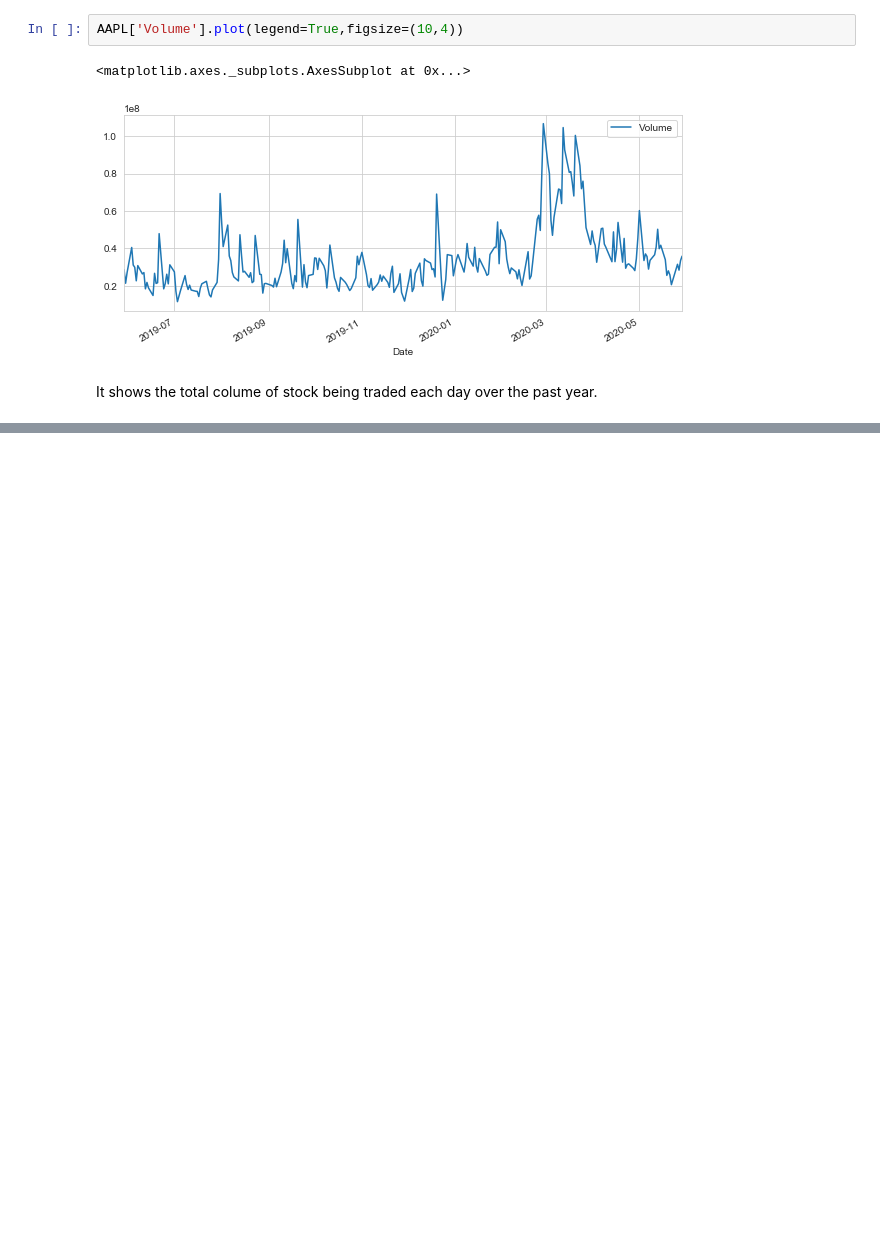
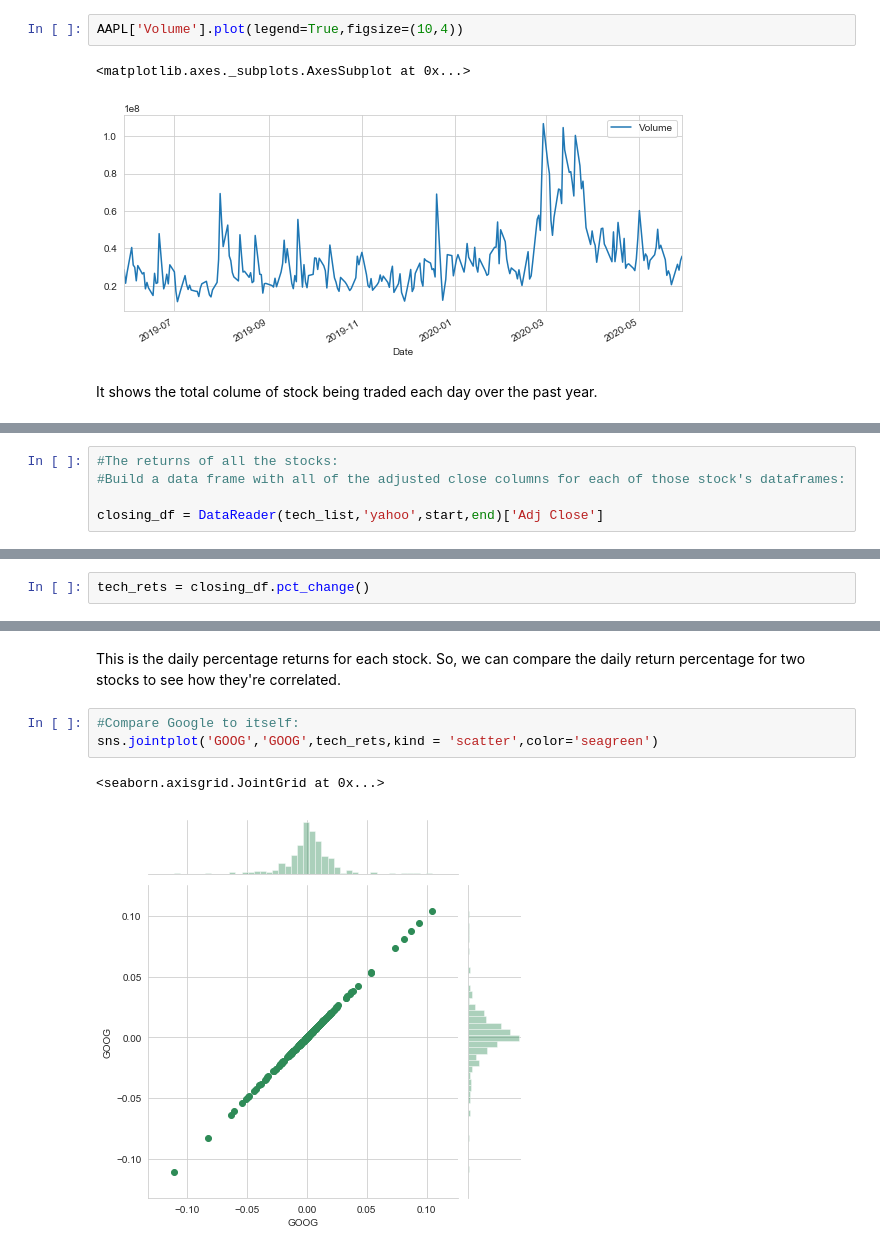
Before and after one commit to stellazhu31/Stock_Market_Data_Analysis, a Jupyter notebook: Stock Market Data Analysis - Personal Project .ipynb, the cells around one changed output, grey strips where cells are left out. Saved outputs shown, nothing was run; the diff lists cells and outputs as text; blank space fills up the shorter version.

```diff
--- a/Stock Market Data Analysis - Personal Project .ipynb
+++ b/Stock Market Data Analysis - Personal Project .ipynb
@@ -92,0 +129,5 @@ It shows the total colume of stock being traded each day over the past year.
+# %%
+#The returns of all the stocks:
+#Build a data frame with all of the adjusted close columns for each of those stock's dataframes:
+
+closing_df = DataReader(tech_list,'yahoo',start,end)['Adj Close']
@@ -92,0 +146,2 @@ It shows the total colume of stock being traded each day over the past year.
+# %%
+tech_rets = closing_df.pct_change()
@@ -92,0 +158,8 @@ It shows the total colume of stock being traded each day over the past year.
+# %% [markdown]
+This is the daily percentage returns for each stock. So, we can compare the daily return percentage for two stocks to see how they're correlated.
+# %%
+#Compare Google to itself:
+sns.jointplot('GOOG','GOOG',tech_rets,kind = 'scatter',color='seagreen')
+# %% [output]
+<seaborn.axisgrid.JointGrid at 0x...>
+[figure, added]
```
Also changed, not shown: parts of 13 cells of this notebook.
